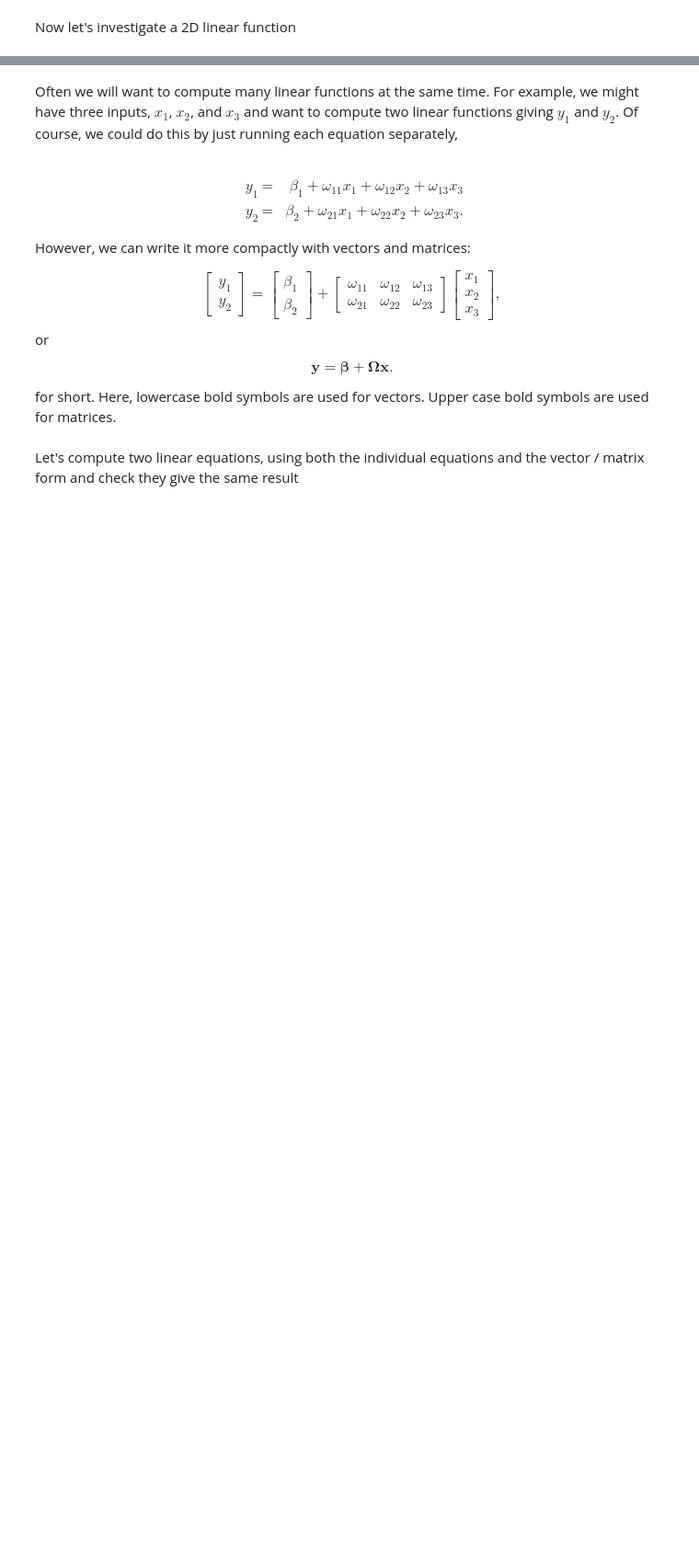
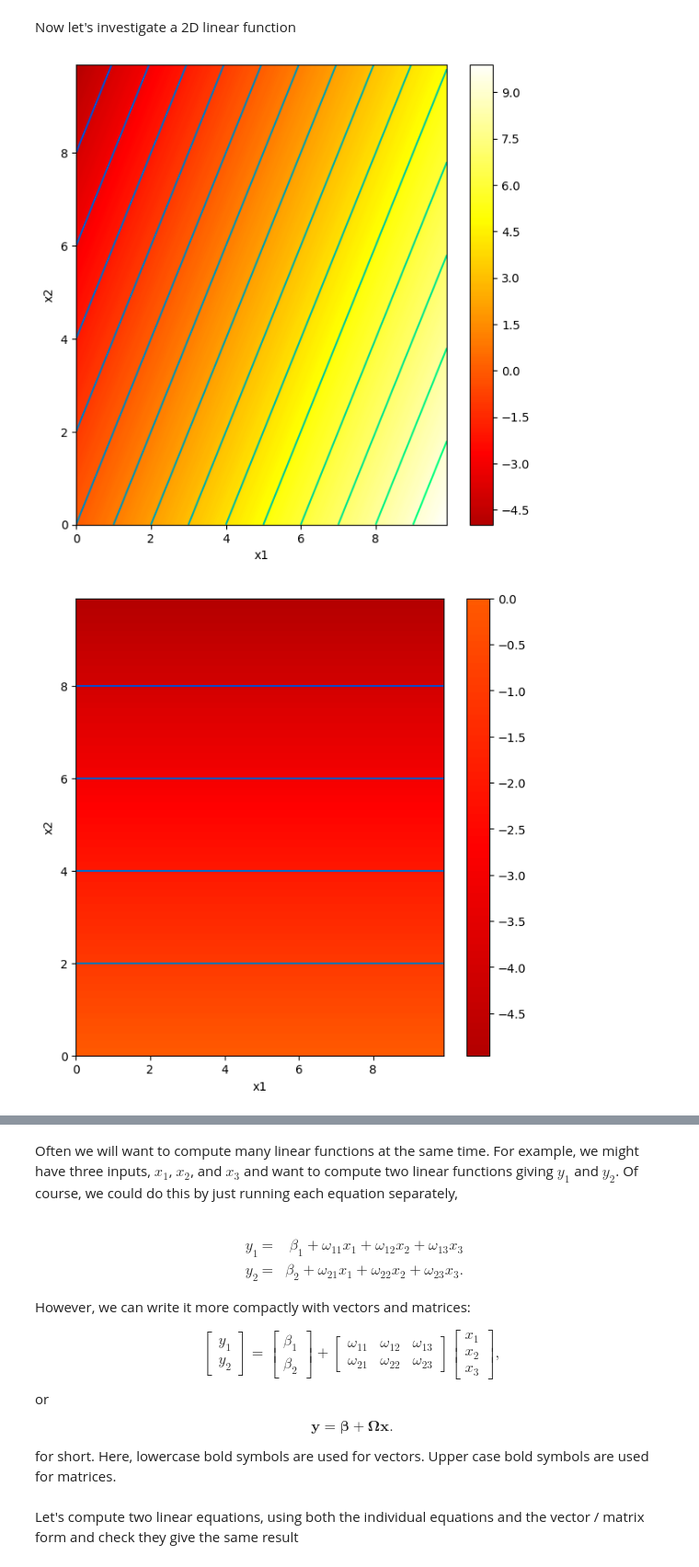
Before and after one commit to EyeeHKing/udlbook, a Jupyter notebook: Notebooks/Chap01/1_1_BackgroundMathematics.ipynb, the cells around one changed output, grey strips where cells are left out. Shown at 92% size. Drawn from its saved outputs; the diff is of its cells as text; code cells hidden in the pictures; blank space fills up the shorter version.

```diff
--- a/Notebooks/Chap01/1_1_BackgroundMathematics.ipynb
+++ b/Notebooks/Chap01/1_1_BackgroundMathematics.ipynb
@@ -66,38 +73,46 @@ def draw_2D_function(x1_mesh, x2_mesh, y):
     plt.show()
 # %%
 # Define a linear function with two inputs, x1 and x2
-def linear_function_2D(x1,x2,beta,omega1,omega2):
-  # TODO -- replace the code line below with formula for 2D linear equation
-  y = x1
-
-  return y
+def linear_function_2D(x1, x2, beta, omega1, omega2):
+    y = beta + omega1 * x1 + omega2 * x2
+    return y
 # %%
 # Plot the 2D function
 
 # Make 2D array of x and y points
 x1 = np.arange(0.0, 10.0, 0.1)
 x2 = np.arange(0.0, 10.0, 0.1)
-x1,x2 = np.meshgrid(x1,x2)  # https://www.geeksforgeeks.org/numpy-meshgrid-function/
+x1, x2 = np.meshgrid(x1, x2)  # https://www.geeksforgeeks.org/numpy-meshgrid-function/
 
 # Compute the 2D function for given values of omega1, omega2
 beta = 0.0; omega1 = 1.0; omega2 = -0.5
-y  = linear_function_2D(x1,x2,beta, omega1, omega2)
+y = linear_function_2D(x1, x2, beta, omega1, omega2)
 
 # Draw the function.
 # Color represents y value (brighter = higher value)
 # Black = -10 or less, White = +10 or more
 # 0 = mid orange
 # Lines are contours where value is equal
-draw_2D_function(x1,x2,y)
-
+draw_2D_function(x1, x2, y)
 # TODO
 # Predict what this plot will look like if you set omega_1 to zero
 # Change the code and see if you are right.
-
+omega1 = 0.0
+y = linear_function_2D(x1, x2, beta, omega1, omega2)
+draw_2D_function(x1, x2, y)
 # TODO
 # Predict what this plot will look like if you set omega_2 to zero
 # Change the code and see if you are right.
+omega1 = 1; omega2 = 0.0
+y = linear_function_2D(x1, x2, beta, omega1, omega2)
+draw_2D_function(x1, x2, y)
 
 # TODO
 # Predict what this plot will look like if you set beta to -5
 # Change the code and see if you are correct
+beta = -5; omega1 = 1; omega2 = -0.5
+y = linear_function_2D(x1, x2, beta, omega1, omega2)
+draw_2D_function(x1, x2, y)
+# %% [output]
+[figure, added]
+[figure, added]
```
Also changed, not shown: parts of 13 cells of this notebook.
